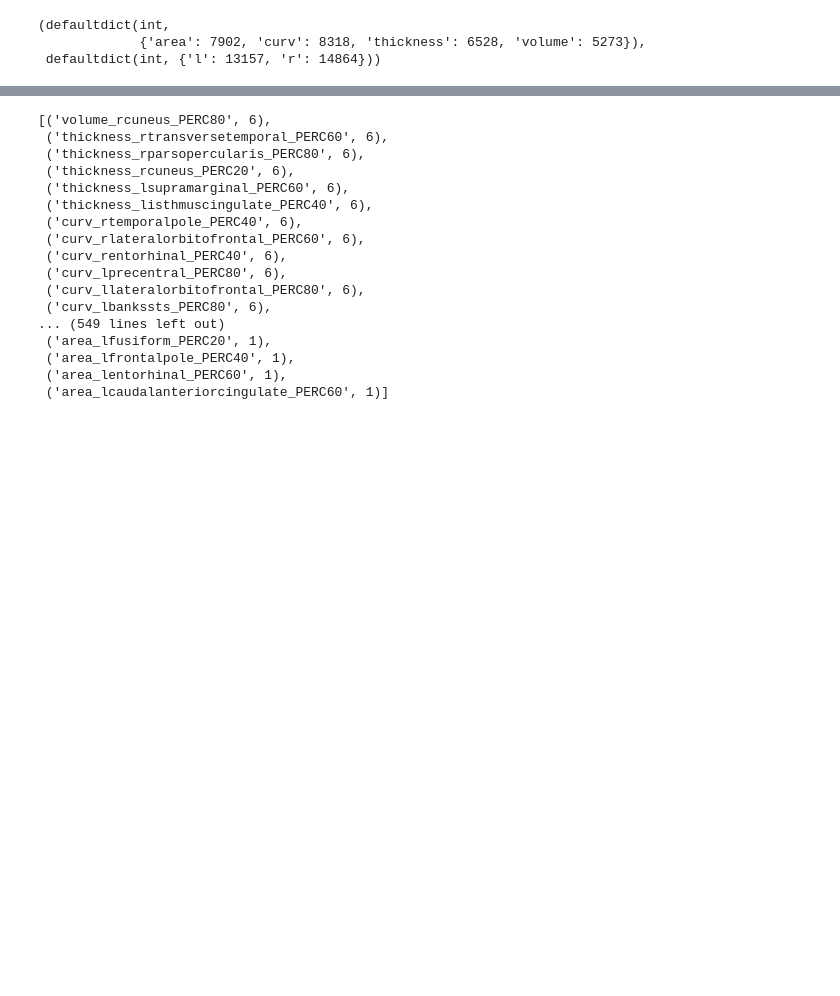
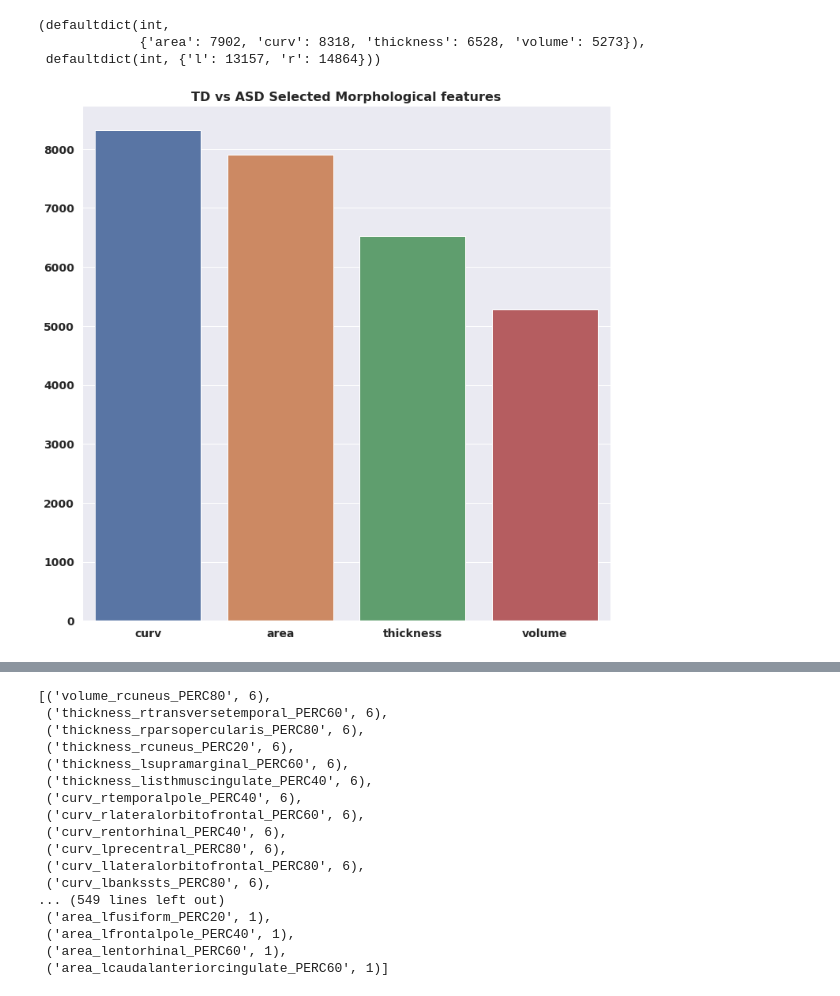
Before and after one commit to silk1100/behavioralProject, a Jupyter notebook: notebooks/13_Common_Features_Among_SRS.ipynb, the cells around one changed output, grey strips where cells are left out. Saved outputs shown, nothing was run; the diff lists cells and outputs as text; code cells hidden in the pictures; blank space fills up the shorter version.

```diff
--- a/notebooks/13_Common_Features_Among_SRS.ipynb
+++ b/notebooks/13_Common_Features_Among_SRS.ipynb
@@ -469,3 +619,17 @@ morph_cntr, hemi_cntr
 (defaultdict(int,
              {'area': 7902, 'curv': 8318, 'thickness': 6528, 'volume': 5273}),
  defaultdict(int, {'l': 13157, 'r': 14864}))
+# %%
+morph_cntr_list = sorted(morph_cntr.items(), key=lambda x: (x[1], x[0]), reverse=True)
+# %%
+bname = list(map(lambda x: x[0], morph_cntr_list))
+cnt = list(map(lambda x: x[1], morph_cntr_list))
+fig = plt.figure(figsize=(12, 12))
+sns.barplot(x=bname, y=cnt)
+plt.yticks(fontweight='bold', fontsize=14)
+plt.xticks(fontweight='bold', fontsize=14)
+plt.title("TD vs ASD Selected Morphological features", font={'size':16, 'weight':'bold'})
+plt.savefig('TDvsASD_SMR.png')
+plt.show()
+# %% [output]
+[figure, added]
```
Also changed, not shown: parts of 30 cells of this notebook, 9 other files.
